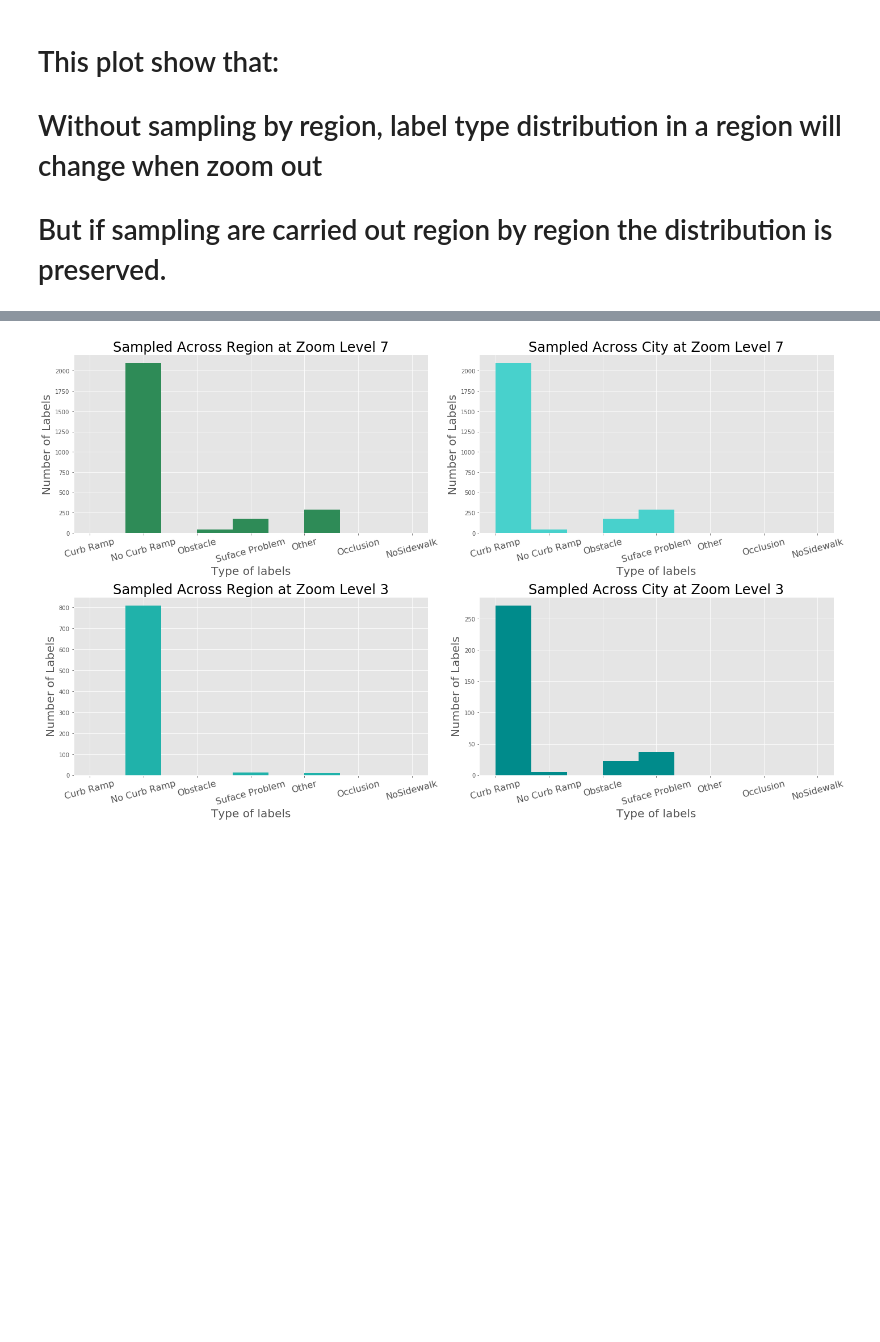
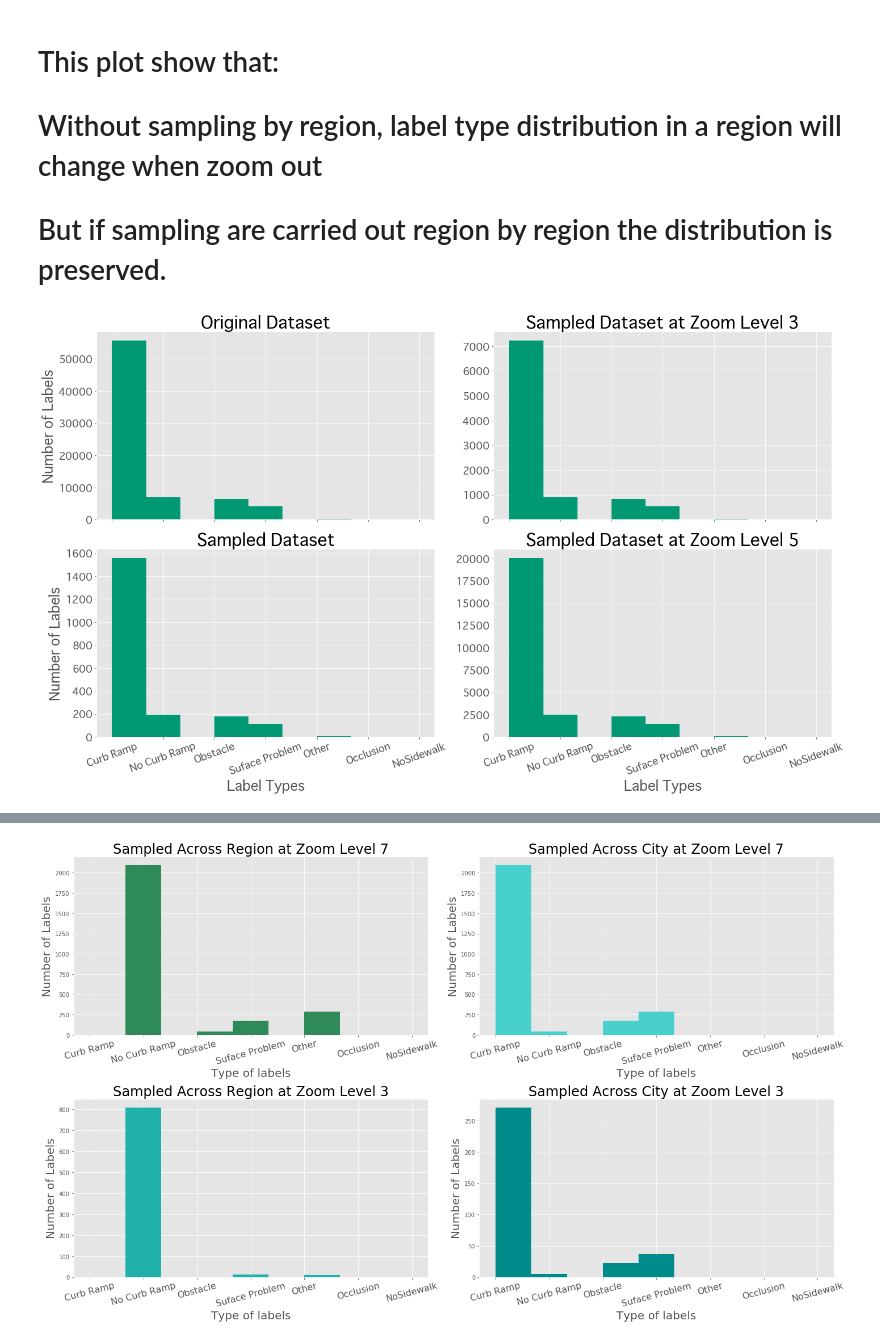
Before and after one commit to zhuMingXu/SidewalkWebpage, a Jupyter notebook: Thinning/Plots.ipynb, the cells around one changed output, grey strips where cells are left out. Cells and saved outputs as stored; diff of their text form; code cells hidden in the pictures; blank space fills up the shorter version.

Commit message:
new plots png and plotting notebook

```diff
--- a/Thinning/Plots.ipynb
+++ b/Thinning/Plots.ipynb
@@ -18,10 +18,10 @@ style.use('ggplot')
 label_type_id = np.linspace(1,7,7)
 label_type = ['Curb Ramp', 'No Curb Ramp','Obstacle','Suface Problem','Other', 'Occlusion','NoSidewalk']
 dumb_label = ['','','','','','','','']
-tick_rotation = 15
-title_font_size = 24
-axes_font_size =20
-tick_font_size = 16
+tick_rotation = 20
+title_font_size = 30
+axes_font_size =24
+tick_font_size = 18
 ggplot_color=list(plt.rcParams['axes.prop_cycle'])[5]['color']
 color_plan = (0,153/255,115/255)
 font = {'fontname':'Osaka'}
@@ -30,36 +30,42 @@ f, ax = plt.subplots(2,2,figsize = (20,12))
 ax.flat[0].set_title("Original Dataset",fontsize = title_font_size,**font)
 ax.flat[0].hist(label_type_id, 9, weights = total_better[7], color=color_plan)
 ax.flat[0].set_ylabel("Number of Labels", fontsize= axes_font_size,**font)
 #ax.flat[0].set_xlabel("Type of labels", fontsize= axes_font_size)
 
 ax.flat[1].set_title("Sampled Dataset at Zoom Level 3",fontsize = title_font_size,**font)
 ax.flat[1].hist(label_type_id, 9, weights = total_better[3],color=color_plan)
 #ax.flat[1].set_ylabel("Number of Labels", fontsize= axes_font_size)
 #ax.flat[1].set_xlabel("Type of labels", fontsize= axes_font_size)
 
 ax.flat[2].set_title("Sampled Dataset",fontsize = title_font_size,**font)
 ax.flat[2].hist(label_type_id, 9, weights = total_better[0],color=color_plan)
 ax.flat[2].set_ylabel("Number of Labels", fontsize= axes_font_size,**font)
 ax.flat[2].set_xlabel("Label Types", fontsize= axes_font_size,**font)
 
 ax.flat[3].set_title("Sampled Dataset at Zoom Level 5",fontsize = title_font_size,**font)
 ax.flat[3].hist(label_type_id, 9, weights = total_better[5],color=color_plan)
 #ax.flat[3].set_ylabel("Number of Labels", fontsize= axes_font_size)
 ax.flat[3].set_xlabel("Label Types", fontsize= axes_font_size,**font)
 plt.sca(ax[0, 0])
 plt.axis
 #plt.xticks([])
-plt.xticks(label_type_id, dumb_label, rotation =tick_rotation, fontsize = tick_font_size)
+plt.xticks(label_type_id, dumb_label, rotation =tick_rotation, fontsize = tick_font_size,**font)
+plt.yticks(fontsize = tick_font_size,**font)
 plt.sca(ax[0, 1])
 #plt.xticks([])
-plt.xticks(label_type_id, dumb_label, rotation =tick_rotation, fontsize = tick_font_size)
+plt.xticks(label_type_id, dumb_label, rotation =tick_rotation, fontsize = tick_font_size,**font)
+plt.yticks(fontsize = tick_font_size,**font)
 plt.sca(ax[1, 0])
 plt.xticks(label_type_id, label_type, rotation =tick_rotation, fontsize = tick_font_size,**font)
+plt.yticks(fontsize = tick_font_size,**font)
 plt.sca(ax[1, 1])
 plt.xticks(label_type_id, label_type, rotation =tick_rotation, fontsize = tick_font_size,**font)
+plt.yticks(fontsize = tick_font_size,**font)
 plt.tight_layout()
-#plt.show()
+plt.show()
 plt.savefig('Label_Distribution.png')
+# %% [output]
+[figure, added]
 # %%
 height1 = [6500,1780,527.8]
 height2 = [18000,5000,99.9]
```
Also changed, not shown: parts of 2 cells of this notebook, 3 other files.
